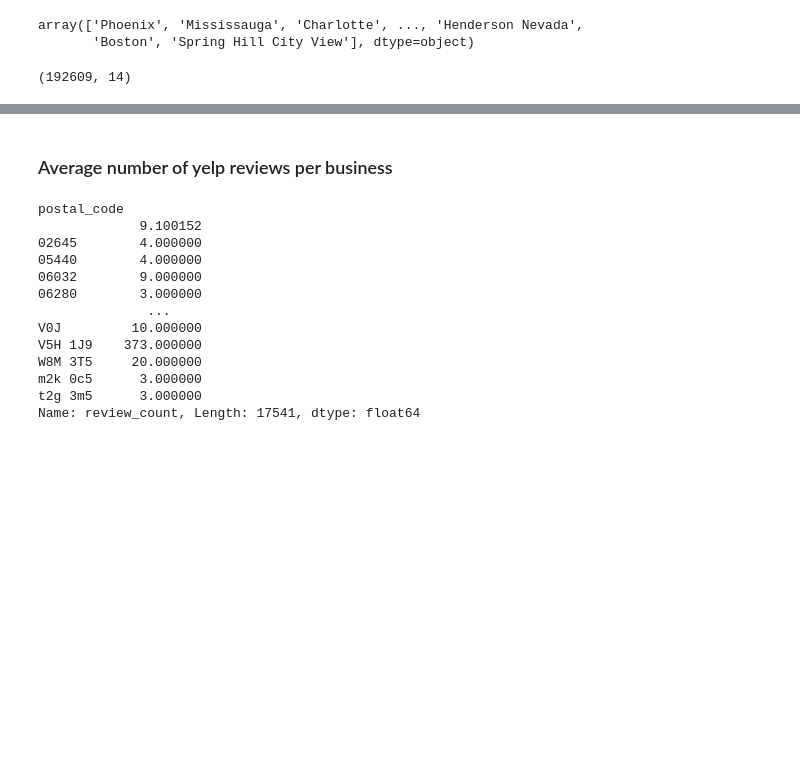
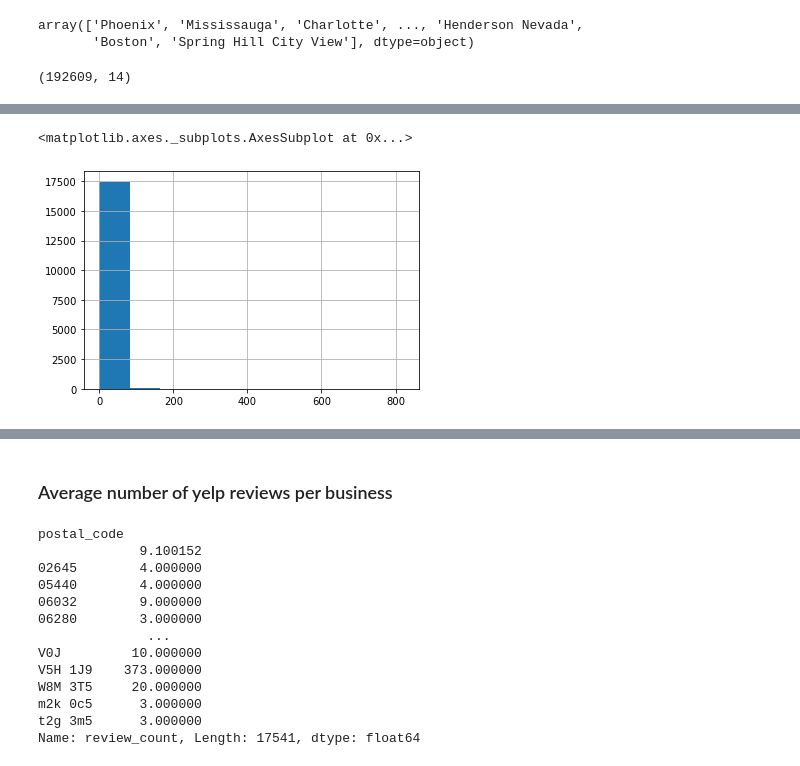
Before and after one commit to sauer3/predict_gentrification_with_yelp, a Jupyter notebook: yelp_data_cleaning.ipynb, the cells around one changed output, grey strips where cells are left out. Saved outputs shown, nothing was run; the diff lists cells and outputs as text; code cells hidden in the pictures; blank space fills up the shorter version.

```diff
--- a/yelp_data_cleaning.ipynb
+++ b/yelp_data_cleaning.ipynb
@@ -49,0 +63,7 @@ business_df.shape
+# %%
+### Number of closed businesses per zip
+closed_businesses = business_df.groupby('postal_code')['is_open'].apply(lambda x: (x==0).sum())
+closed_businesses.hist()
+# %% [output]
+<matplotlib.axes._subplots.AxesSubplot at 0x...>
+[figure, added]
```
Also changed, not shown: parts of 37 cells of this notebook.
